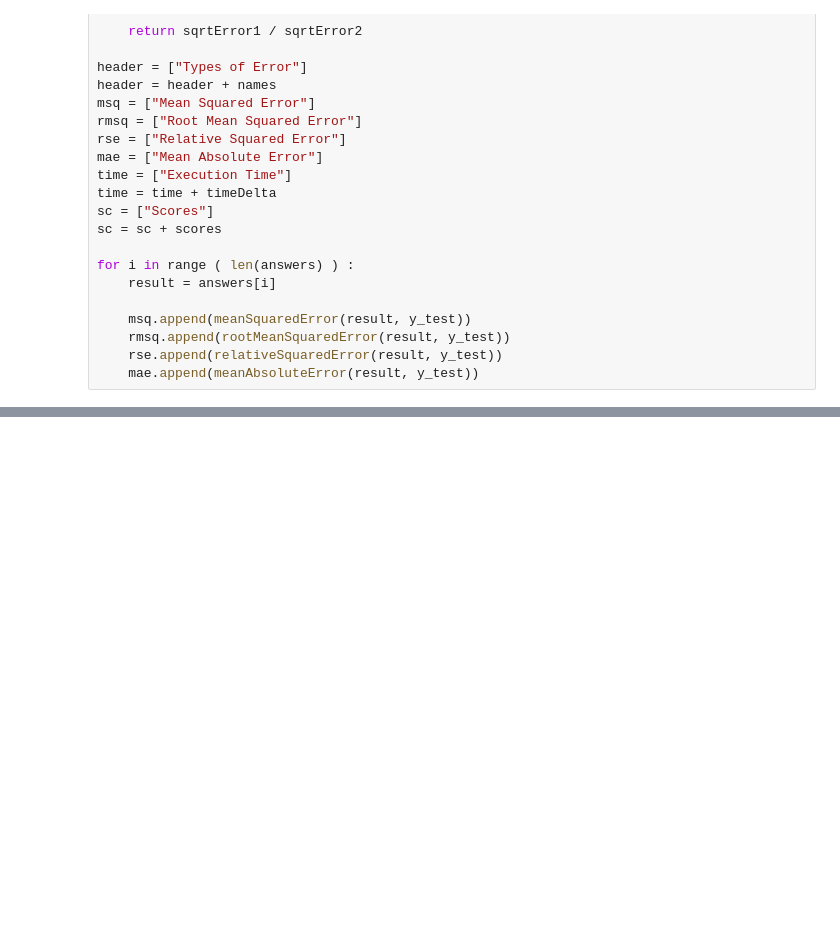
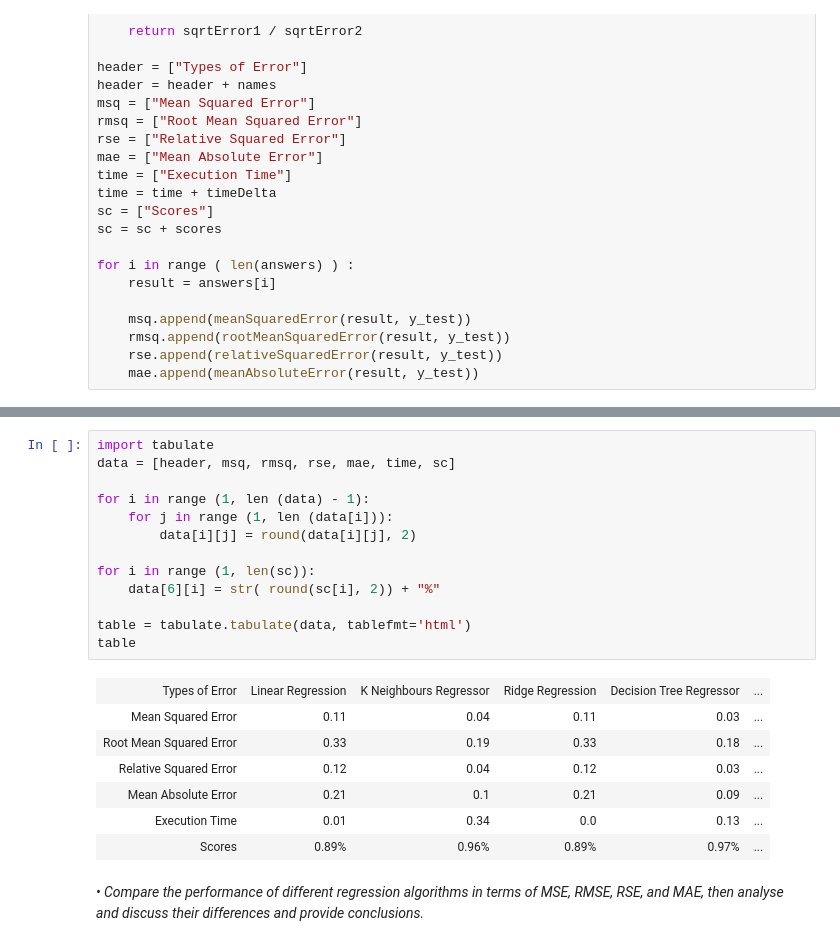
Before and after one commit to evoliee/comp309, a Jupyter notebook: a4/Part 1 - regression/a4.ipynb, the cells around one changed output, grey strips where cells are left out. Saved outputs shown, nothing was run; the diff lists cells and outputs as text; blank space fills up the shorter version.

```diff
--- a/a4/Part 1 - regression/a4.ipynb
+++ b/a4/Part 1 - regression/a4.ipynb
@@ -277,0 +259,23 @@ table
+# %%
+import tabulate
+data = [header, msq, rmsq, rse, mae, time, sc]
+
+for i in range (1, len (data) - 1):
+    for j in range (1, len (data[i])):
+        data[i][j] = round(data[i][j], 2)
+
+for i in range (1, len(sc)):
+    data[6][i] = str( round(sc[i], 2)) + "%"
+
+table = tabulate.tabulate(data, tablefmt='html')
+table
+# %% [output]
+| Types of Error | Linear Regression | K Neighbours Regressor | Ridge Regression | Decision Tree Regressor | ... |
+| Mean Squared Error | 0.11 | 0.04 | 0.11 | 0.03 | ... |
+| Root Mean Squared Error | 0.33 | 0.19 | 0.33 | 0.18 | ... |
+| Relative Squared Error | 0.12 | 0.04 | 0.12 | 0.03 | ... |
+| Mean Absolute Error | 0.21 | 0.1 | 0.21 | 0.09 | ... |
+| Execution Time | 0.01 | 0.34 | 0.0 | 0.13 | ... |
+| Scores | 0.89% | 0.96% | 0.89% | 0.97% | ... |
+# %% [markdown]
+*• Compare the performance of different regression algorithms in terms of MSE, RMSE, RSE, and MAE, then analyse and discuss their differences and provide conclusions.*
```
Also changed, not shown: parts of 5 cells of this notebook.
